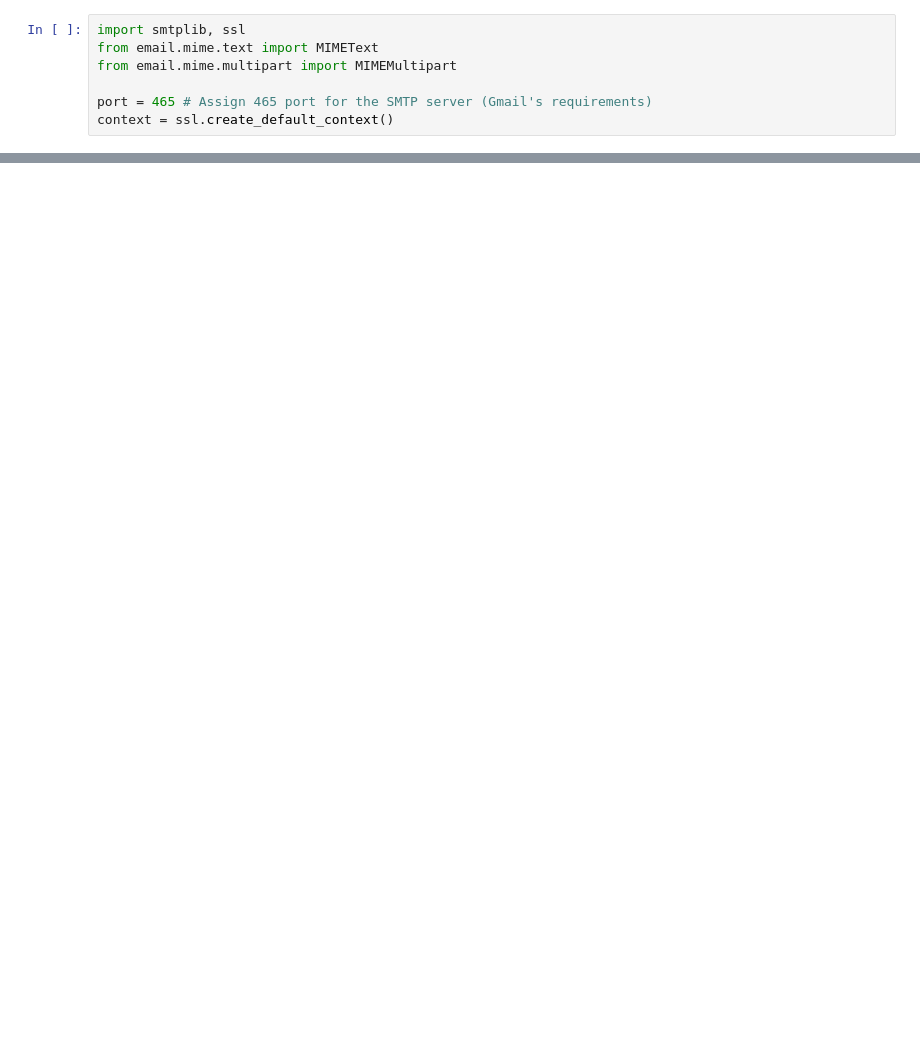
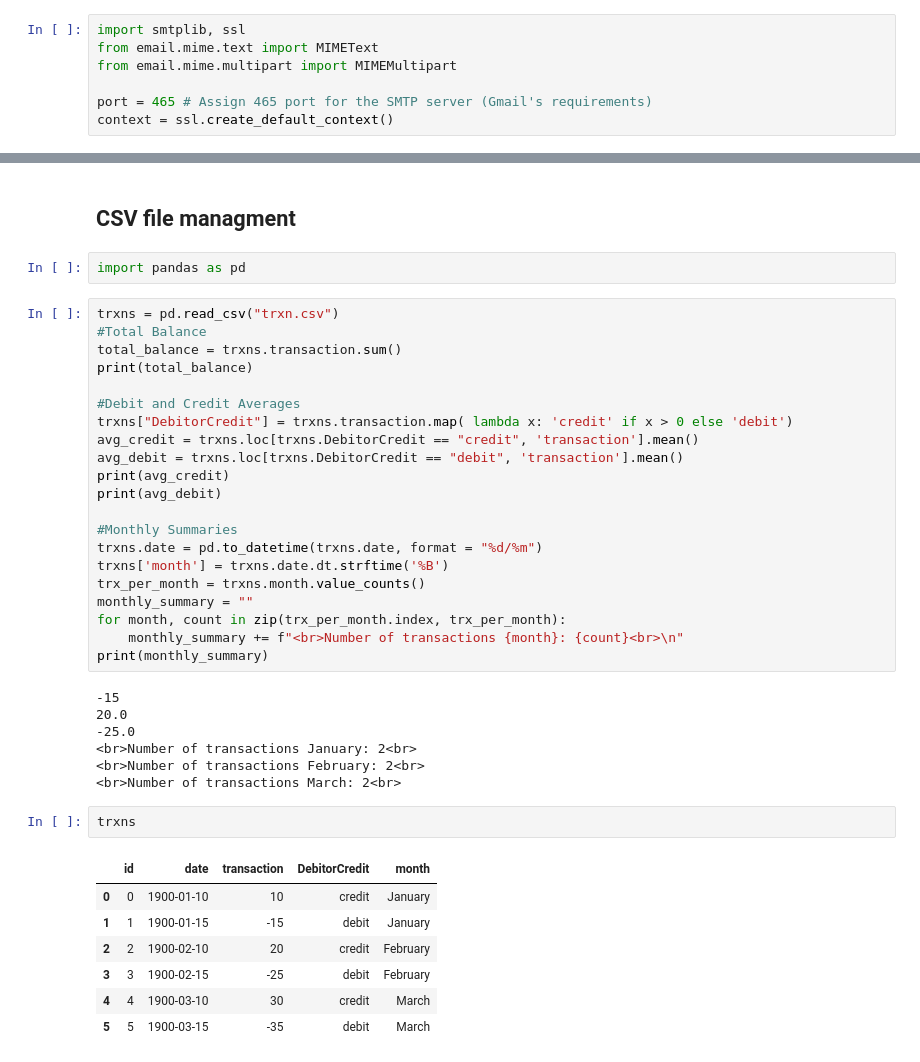
Before and after one commit to ramg93/Pythonic-Email-Sender, a Jupyter notebook: Stori Assesment Raul Murga.ipynb, the cells around one changed output, grey strips where cells are left out. Cells and saved outputs as stored; diff of their text form; blank space fills up the shorter version.

```diff
--- a/Stori Assesment Raul Murga.ipynb
+++ b/Stori Assesment Raul Murga.ipynb
@@ -97,3 +98,45 @@ with smtplib.SMTP_SSL("smtp.gmail.com", 465, context=context) as server:
     server.sendmail(
         sender_email, receiver_email, message.as_string()
     )
+# %% [markdown]
+## CSV file managment
+# %%
+import pandas as pd
+# %%
+trxns = pd.read_csv("trxn.csv")
+#Total Balance
+total_balance = trxns.transaction.sum()
+print(total_balance)
+
+#Debit and Credit Averages
+trxns["DebitorCredit"] = trxns.transaction.map( lambda x: 'credit' if x > 0 else 'debit')
+avg_credit = trxns.loc[trxns.DebitorCredit == "credit", 'transaction'].mean()
+avg_debit = trxns.loc[trxns.DebitorCredit == "debit", 'transaction'].mean()
+print(avg_credit)
+print(avg_debit)
+
+#Monthly Summaries
+trxns.date = pd.to_datetime(trxns.date, format = "%d/%m")
+trxns['month'] = trxns.date.dt.strftime('%B')
+trx_per_month = trxns.month.value_counts()
+monthly_summary = ""
+for month, count in zip(trx_per_month.index, trx_per_month):
+    monthly_summary += f"<br>Number of transactions {month}: {count}<br>\n"
+print(monthly_summary)
+# %% [output]
+-15
+20.0
+-25.0
+<br>Number of transactions January: 2<br>
+<br>Number of transactions February: 2<br>
+<br>Number of transactions March: 2<br>
+# %%
+trxns
+# %% [output]
+|  | id | date | transaction | DebitorCredit | month |
+| 0 | 0 | 1900-01-10 | 10 | credit | January |
+| 1 | 1 | 1900-01-15 | -15 | debit | January |
+| 2 | 2 | 1900-02-10 | 20 | credit | February |
+| 3 | 3 | 1900-02-15 | -25 | debit | February |
+| 4 | 4 | 1900-03-10 | 30 | credit | March |
+| 5 | 5 | 1900-03-15 | -35 | debit | March |
```
Also changed, not shown: parts of 2 cells of this notebook.
